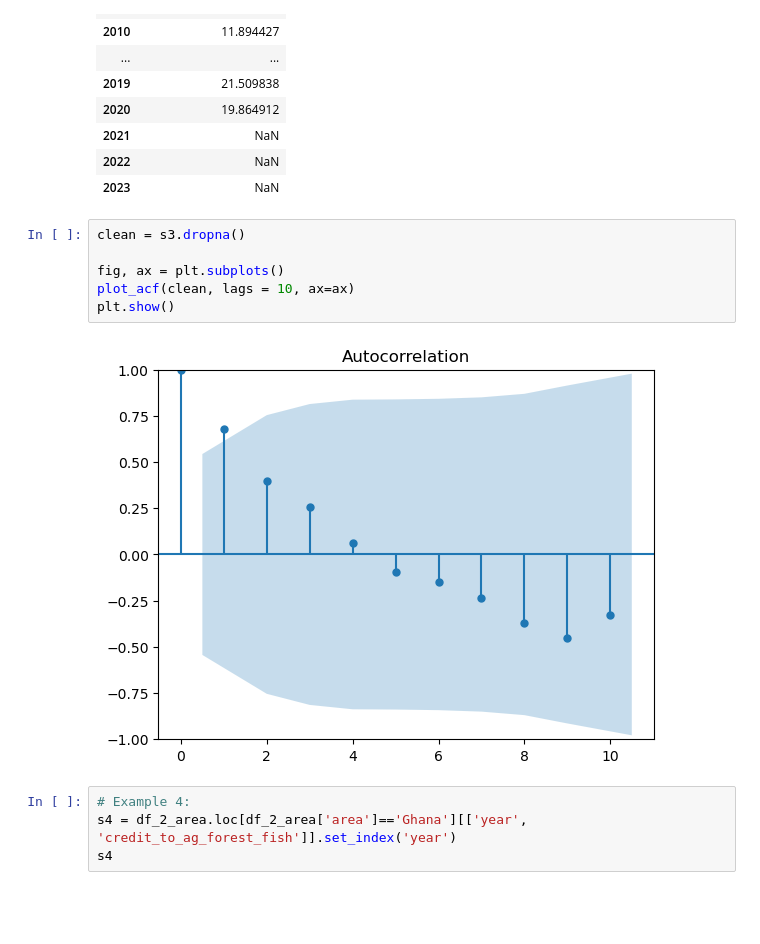
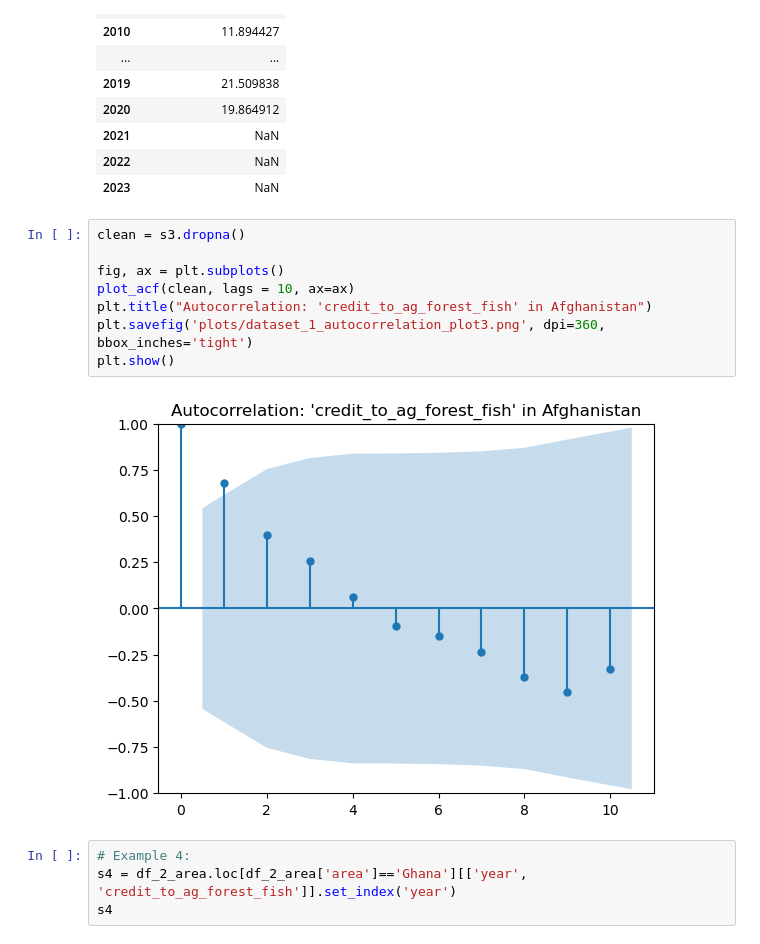
Before and after one commit to Leonidus1995/farmer-prices-forecasting, a Jupyter notebook: dataset_1.ipynb, the cells around one changed output. Cells and saved outputs as stored; diff of their text form; blank space fills up the shorter version.

```diff
--- a/dataset_1.ipynb
+++ b/dataset_1.ipynb
@@ -1115,11 +1118,13 @@ s3
 # %%
 clean = s3.dropna()
 
 fig, ax = plt.subplots()
 plot_acf(clean, lags = 10, ax=ax)
+plt.title("Autocorrelation: 'credit_to_ag_forest_fish' in Afghanistan")
+plt.savefig('plots/dataset_1_autocorrelation_plot3.png', dpi=360, bbox_inches='tight')
 plt.show()
 # %% [output]
-[figure, old version]
+[figure, new version]
 # %%
 # Example 4:
 s4 = df_2_area.loc[df_2_area['area']=='Ghana'][['year', 'credit_to_ag_forest_fish']].set_index('year')
```
Also changed, not shown: parts of 4 cells of this notebook, 7 other files.
